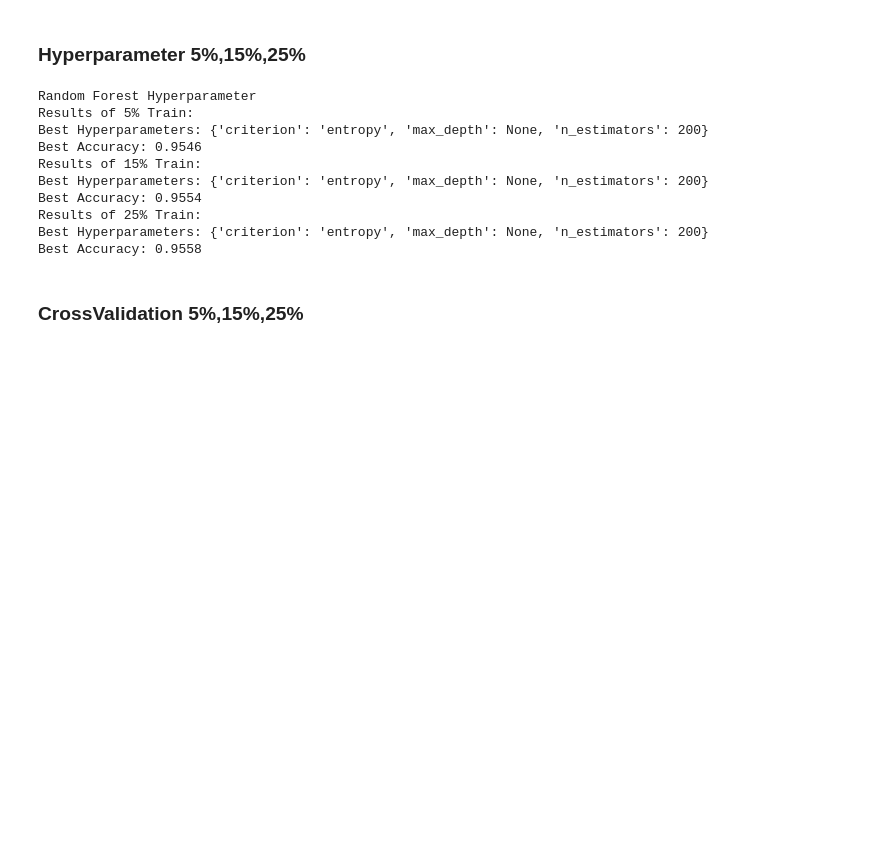
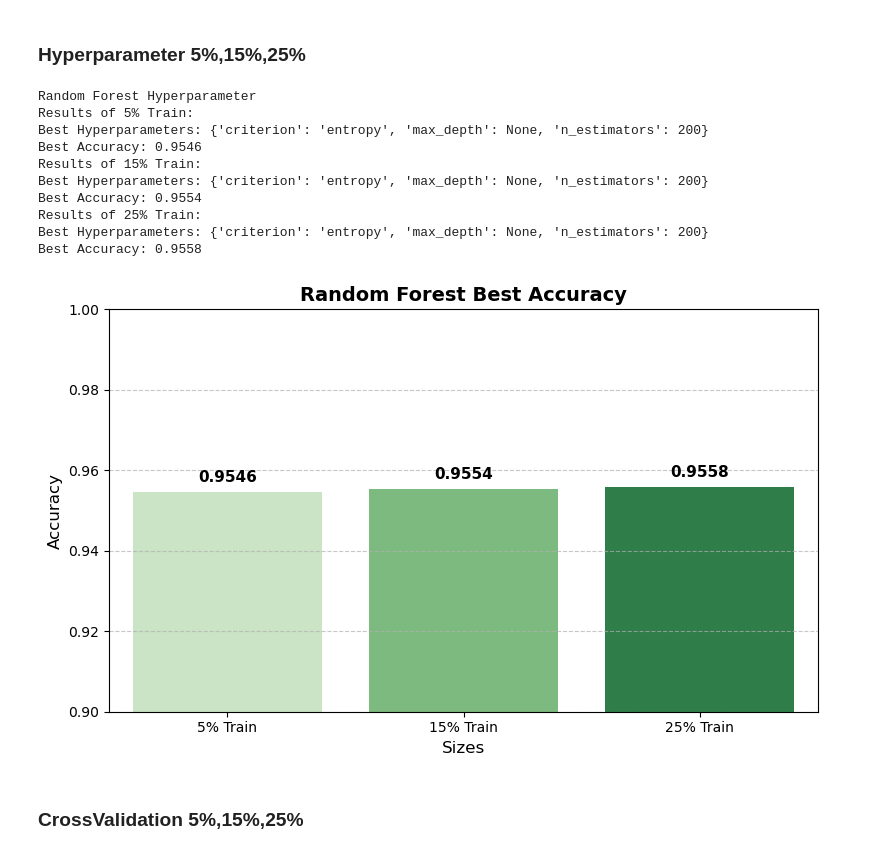
Before and after one commit to 2026362-Silvia/Machine-Learning, a Jupyter notebook: SilviaSolanoMarchini_1st_assessment_ML.ipynb, the cells around one changed output. Cells and saved outputs as stored; diff of their text form; code cells hidden in the pictures; blank space fills up the shorter version.

```diff
--- a/SilviaSolanoMarchini_1st_assessment_ML.ipynb
+++ b/SilviaSolanoMarchini_1st_assessment_ML.ipynb
@@ -844,40 +862,63 @@ sns.heatmap(cm_rf, annot = True)
 ### Hyperparameter 5%,15%,25%
 # %%
 # Definition of the hyperparameter
-param_grid_rf = {'n_estimators': [50, 100, 200], 'max_depth': [None, 10, 20], 'criterion': ['gini', 'entropy']}
+param_grid_rf = {'n_estimators': [50, 100, 200],'max_depth': [None, 10, 20], 'criterion': ['gini', 'entropy'],}
 
 # Split in 5%,15% and 25%
-splits = {"5% Train": (X_train_5_scaled, y_train_5), "15% Train": (X_train_15_scaled, y_train_15), "25% Train": (X_train_25_scaled, y_train_25)}
+splits = {'5% Train': (X_train_5_scaled, y_train_5), '15% Train': (X_train_15_scaled, y_train_15), '25% Train': (X_train_25_scaled, y_train_25)}
 
-# Best model in Random Forest
+# Graph
 best_rf_models = {}
-print("Random Forest Hyperparameter")
+rf_results_list = []
+print('Random Forest Hyperparameter')
 
 # Loop of GridSearchCV
 for name, (X_train, y_train) in splits.items():
-    grid_rf = GridSearchCV(estimator=RandomForestClassifier(random_state=42), param_grid=param_grid_rf, cv=5, scoring='accuracy', n_jobs=-1)
+  grid_rf = GridSearchCV(estimator=RandomForestClassifier(random_state=42), param_grid=param_grid_rf, cv=5, scoring='accuracy', n_jobs=-1,)
 
-     # Train the search
-    grid_rf.fit(X_train, y_train)
+  # Train the search
+  grid_rf.fit(X_train, y_train)
 
-    # Safe the best models
-    best_rf_models[name] = grid_rf.best_estimator_
+  # Save the best models
+  best_rf_models[name] = grid_rf.best_estimator_
 
-     # Print
-    print(f"Results of {name}:")
-    print(f"Best Hyperparameters: {grid_rf.best_params_}")
-    print(f"Best Accuracy: {grid_rf.best_score_:.4f}")
+  # Save the best result
+  rf_results_list.append({'Split': name, 'Best Accuracy': grid_rf.best_score_})
+
+   # Print
+  print(f'Results of {name}:')
+  print(f'Best Hyperparameters: {grid_rf.best_params_}')
+  print(f'Best Accuracy: {grid_rf.best_score_:.4f}')
+
+# Convert the data
+df_rf_results = pd.DataFrame(rf_results_list)
+
+# Graph
+plt.figure(figsize=(8, 5))
+ax = sns.barplot(data=df_rf_results, x='Split', y='Best Accuracy', palette='Greens')
+
+# Print
+for p in ax.patches:
+  ax.annotate(f'{p.get_height():.4f}', (p.get_x() + p.get_width() / 2.0, p.get_height()), ha='center', va='bottom', fontsize=11, fontweight='bold', xytext=(0, 5), textcoords='offset points')
+plt.ylim(0.90, 1.0)
+plt.title('Random Forest Best Accuracy', fontsize=14, fontweight='bold')
+plt.xlabel('Sizes', fontsize=12)
+plt.ylabel('Accuracy', fontsize=12)
+plt.grid(axis='y', linestyle='--', alpha=0.7)
+plt.tight_layout()
+plt.show()
 # %% [output]
 Random Forest Hyperparameter
 Results of 5% Train:
 Best Hyperparameters: {'criterion': 'entropy', 'max_depth': None, 'n_estimators': 200}
 Best Accuracy: 0.9546
 Results of 15% Train:
 Best Hyperparameters: {'criterion': 'entropy', 'max_depth': None, 'n_estimators': 200}
 Best Accuracy: 0.9554
 Results of 25% Train:
 Best Hyperparameters: {'criterion': 'entropy', 'max_depth': None, 'n_estimators': 200}
 Best Accuracy: 0.9558
+[figure, added]
 # %% [markdown]
 ### CrossValidation 5%,15%,25%
 # %%
```
Also changed, not shown: parts of 1 cell of this notebook.
